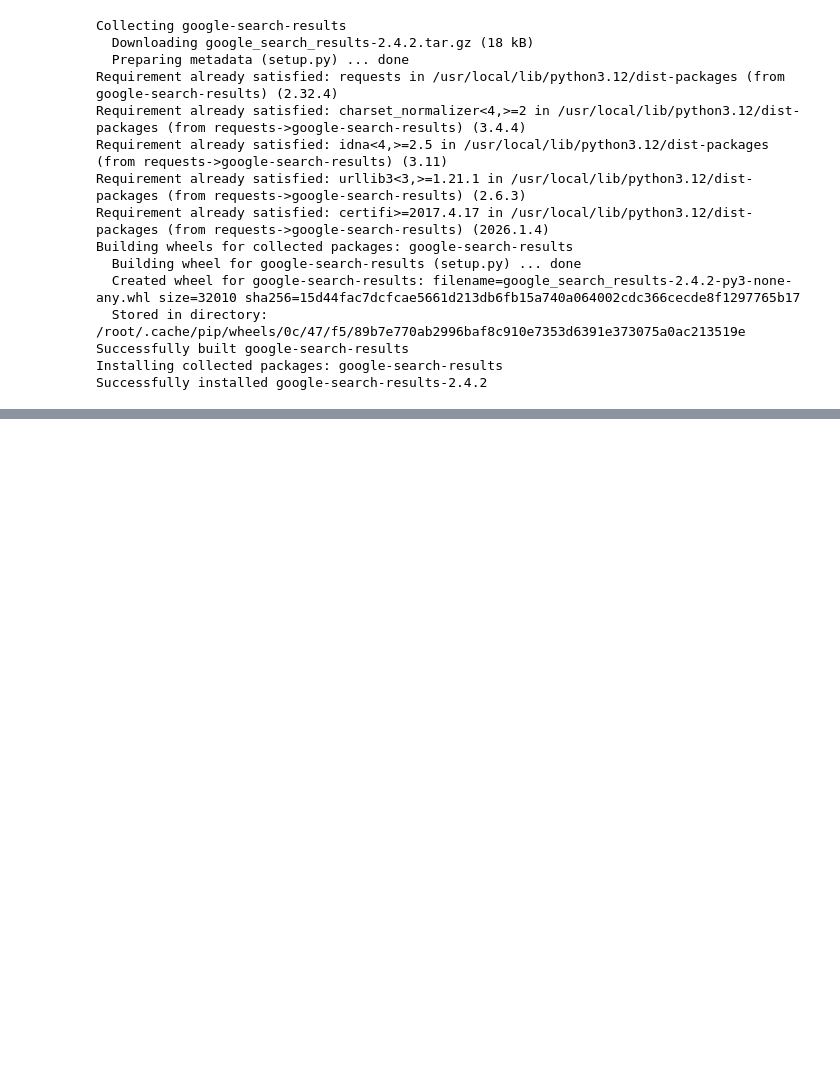
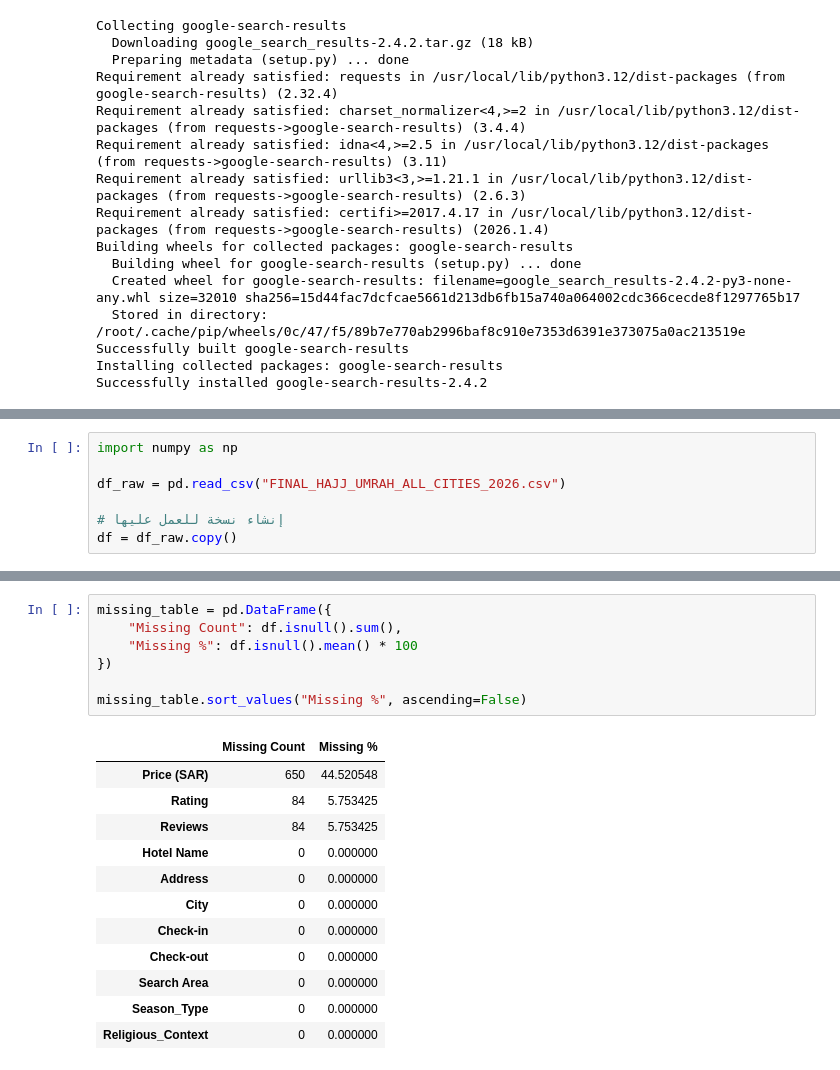
Before and after one commit to ITDeema/DataScience, a Jupyter notebook: DataScience.ipynb, the cells around one changed output, grey strips where cells are left out. Drawn from its saved outputs; the diff is of its cells as text; blank space fills up the shorter version.

```diff
--- a/DataScience.ipynb
+++ b/DataScience.ipynb
@@ -311,0 +312,7 @@ Final merged rows: 1460
+# %%
+import numpy as np
+
+df_raw = pd.read_csv("FINAL_HAJJ_UMRAH_ALL_CITIES_2026.csv")
+
+# إنشاء نسخة للعمل عليها
+df = df_raw.copy()
@@ -311,0 +351,20 @@ Final merged rows: 1460
+# %%
+missing_table = pd.DataFrame({
+    "Missing Count": df.isnull().sum(),
+    "Missing %": df.isnull().mean() * 100
+})
+
+missing_table.sort_values("Missing %", ascending=False)
+# %% [output]
+|  | Missing Count | Missing % |
+| Price (SAR) | 650 | 44.520548 |
+| Rating | 84 | 5.753425 |
+| Reviews | 84 | 5.753425 |
+| Hotel Name | 0 | 0.000000 |
+| Address | 0 | 0.000000 |
+| City | 0 | 0.000000 |
+| Check-in | 0 | 0.000000 |
+| Check-out | 0 | 0.000000 |
+| Search Area | 0 | 0.000000 |
+| Season_Type | 0 | 0.000000 |
+| Religious_Context | 0 | 0.000000 |
```
Also changed, not shown: parts of 8 cells of this notebook.
